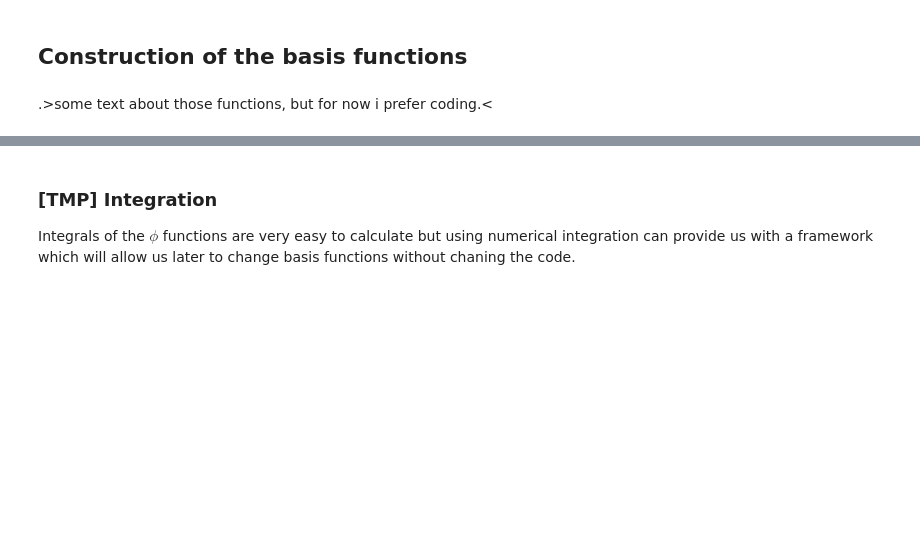
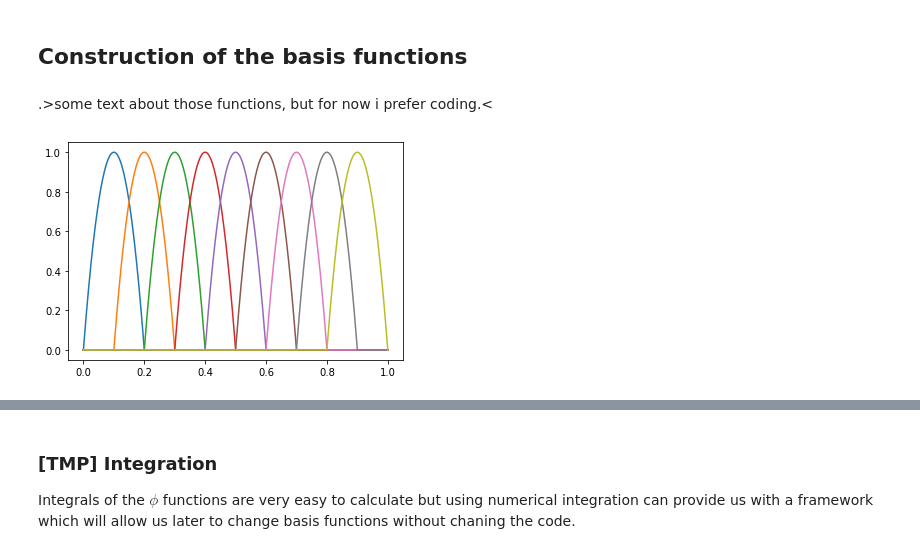
Before and after one commit to Nummulit/pde-parabolic-fem, a Jupyter notebook: parabolic_fem.ipynb, the cells around one changed output, grey strips where cells are left out. Cells and saved outputs as stored; diff of their text form; code cells hidden in the pictures; blank space fills up the shorter version.

```diff
--- a/parabolic_fem.ipynb
+++ b/parabolic_fem.ipynb
@@ -97,3 +107,12 @@ def hat_function(x: np.ndarray, left: float, right: float, middle: float=None) -
+# %%
+a, b = 0, 1
+num_of_nodes = 10
+h = (b - a) / num_of_nodes
+t = np.linspace(a, b, num=1000)
+for left in np.arange(a, b - h, h):
+    plt.plot(t, rounded_hat_function(t, left, left + 2 * h))
+# %% [output]
+[figure, added]
 # %%
 # Plotting exemplary hat functions
 a, b = 0, 1  # Interval boundaries
```
Also changed, not shown: parts of 8 cells of this notebook, 2 other files.
